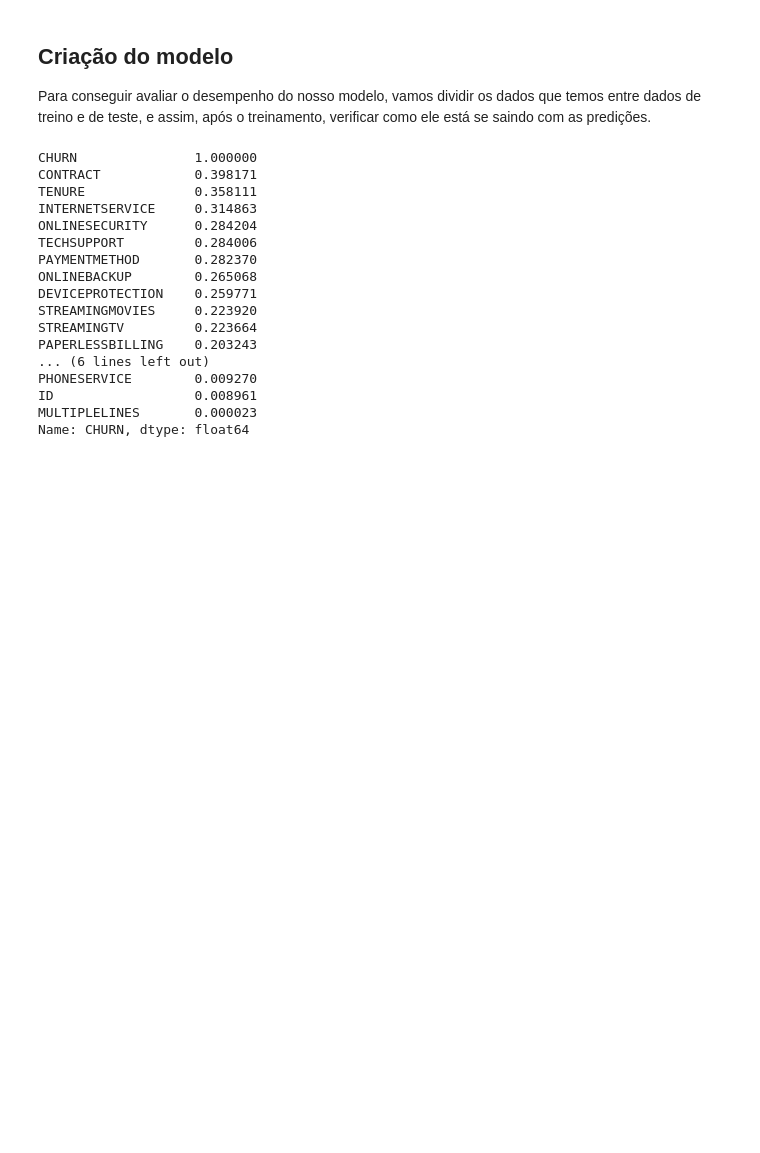
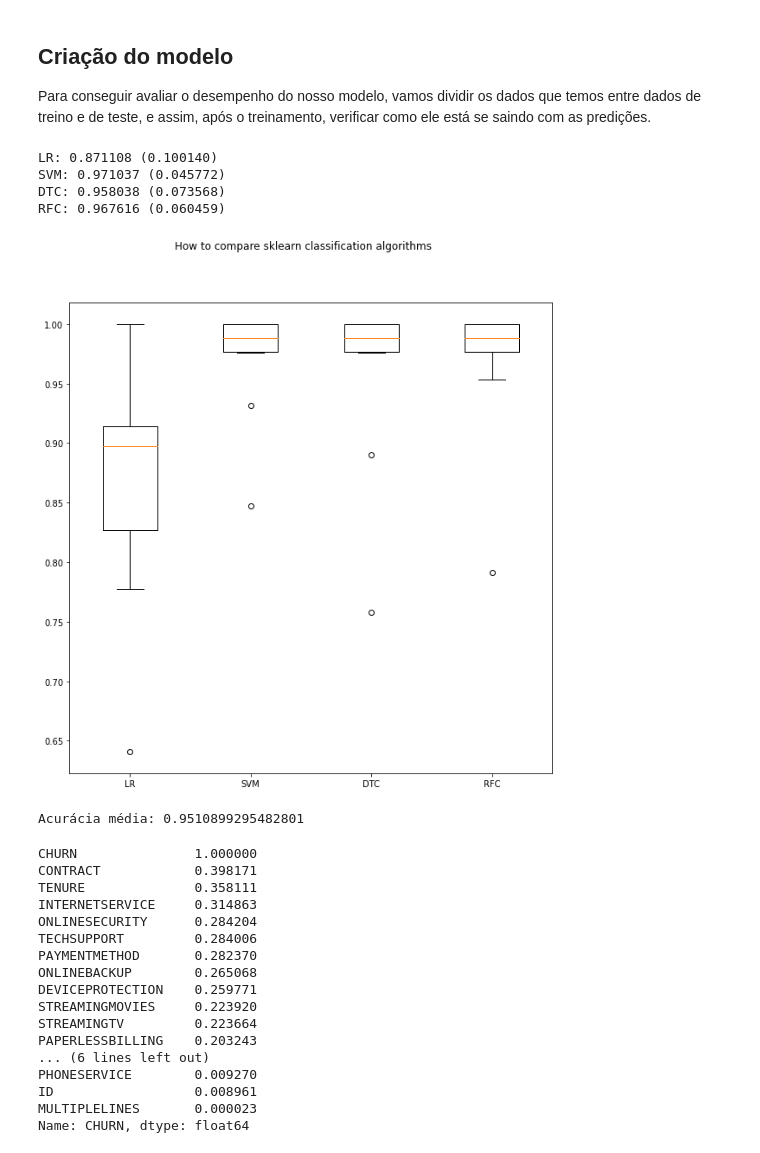
Before and after one commit to Cd4sh/project-pos-ai, a Jupyter notebook: notebook.ipynb, the cells around one changed output. Drawn from its saved outputs; the diff is of its cells as text; code cells hidden in the pictures; blank space fills up the shorter version.

```diff
--- a/notebook.ipynb
+++ b/notebook.ipynb
@@ -123,0 +154,6 @@ from sklearn.model_selection import cross_val_score
+# %%
+models = []
+models.append(('LR', LogisticRegression(solver='liblinear')))
+models.append(('SVM', SVC()))
+models.append(('DTC', DecisionTreeClassifier()))
+models.append(('RFC', RandomForestClassifier()))
@@ -124,5 +166,31 @@ from sklearn.model_selection import cross_val_score
+# %%
+results = []
+names = []
+scoring = 'accuracy'
+for name, model in models:
+        kfold = model_selection.KFold(n_splits=10)
+        cv_results = model_selection.cross_val_score(model, X, y, cv=kfold, scoring='accuracy')
+        results.append(cv_results)
+        names.append(name)
+        msg = "%s: %f (%f)" % (name, cv_results.mean(), cv_results.std())
+        print(msg)
+# %% [output]
+LR: 0.871108 (0.100140)
+SVM: 0.971037 (0.045772)
+DTC: 0.958038 (0.073568)
+RFC: 0.967616 (0.060459)
+# %%
+fig = plt.figure(figsize=(10,10))
+fig.suptitle('How to compare sklearn classification algorithms')
+ax = fig.add_subplot()
+plt.boxplot(results)
+ax.set_xticklabels(names)
+plt.show()
+# %% [output]
+[figure, added]
 # %%
-split = train_valid_test_split(df, target = target, train_size=0.8,
-                                        valid_size=0.1, test_size=0.1)
-
-X_train, y_train, X_valid, y_valid, X_test, y_test = split
+#split = train_valid_test_split(df, target = target, train_size=0.7,
+#                                        valid_size=0.1, test_size=0.1)
+#X_train, y_train, X_valid, y_valid, X_test, y_test = split
+# %% [output]
+Acurácia média: 0.9510899295482801
```
Also changed, not shown: parts of 15 cells of this notebook, 2 other files.
